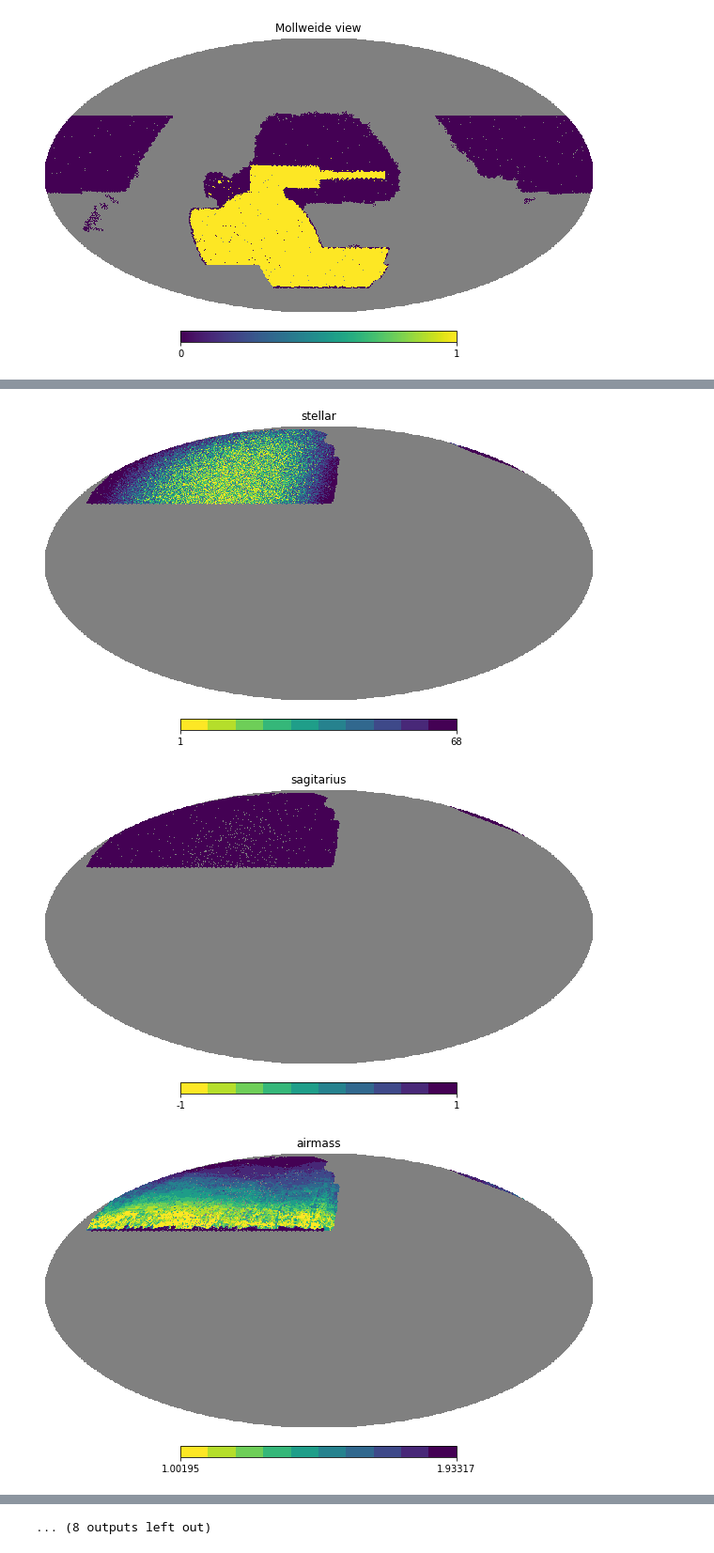
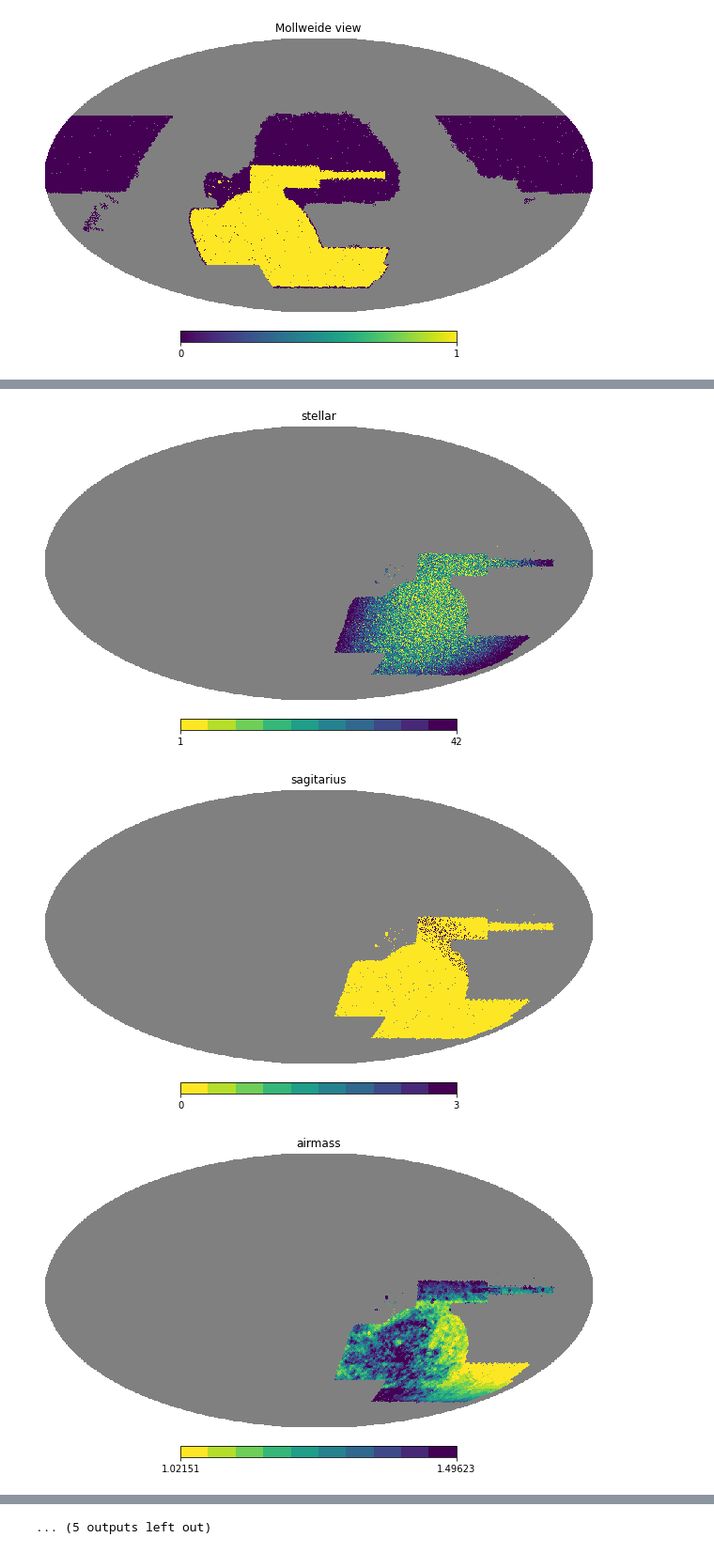
Before and after one commit to elleggert/astrostatistics, a Jupyter notebook: data_preprocessing/dataset_preparation/scaling_sys_maps.ipynb, the cells around one changed output, grey strips where cells are left out. Shown at 94% size. Drawn from its saved outputs; the diff is of its cells as text; code cells hidden in the pictures.

```diff
--- a/data_preprocessing/dataset_preparation/scaling_sys_maps.ipynb
+++ b/data_preprocessing/dataset_preparation/scaling_sys_maps.ipynb
@@ -70,3 +71,15 @@ hpmap[wholesouthdata['pixel_id'][~desipixmask]] = 0
 hp.mollview(hpmap)
 # %% [output]
 [figure]
+# %%
+# north mask
+
+northipixmask = fullmask[northdata['pixel_id']] > 0
+# remove pixels already in south!
+northipixmask &= ~np.in1d(northdata['pixel_id'], wholesouthdata['pixel_id'])
+
+hpmap = np.zeros(hp.nside2npix(512)) + hp.UNSEEN
+hpmap[northdata['pixel_id'][northipixmask]] = 1
+hpmap[northdata['pixel_id'][~northipixmask]] = 0
+
+hp.mollview(hpmap)
@@ -75,12 +90,19 @@ hp.mollview(hpmap)
 
 desdata = wholesouthdata[desipixmask]
 southdata = wholesouthdata[southipixmask]
-northdata = northdata[fullmask[northdata['pixel_id']] > 0]
+northdata = northdata[northipixmask]
 # %%
 # Select one of them! for running the rest of the code below
 # (a hacky way to make a choice...)
 
-data = northdata
+area = 'des'
+
+if area == 'north':
+    data = northdata
+elif area == 'south':
+    data = southdata
+else:
+    data = desdata
 # %%
 # simply plot all maps
 
@@ -88,10 +110,9 @@ names = [
     'exposures',
     'EBV',
     'hinh', 'gaia', 'gaia12', 'stellar', 'sagitarius', 'airmass',
-    'ccdskysb_g', 'ccdskysb_r', 'ccdskysb_z', 'ccdskycounts_g', 'ccdskycounts_r', 'ccdskycounts_z',
-    'exptime_g', 'exptime_r', 'exptime_z',
-    'seeing_g', 'seeing_r', 'seeing_z',
-    'meansky_g', 'meansky_r', 'meansky_z'
+    'ccdskysb_g', 'ccdskysb_r', 'ccdskysb_z',
+    'ccdskycounts_g', 'ccdskycounts_r', 'ccdskycounts_z',
+    'seeing_g', 'seeing_r', 'seeing_z'
 ]
 
 for i, nm in enumerate(names):
@@ -107,3 +128,3 @@ for i, nm in enumerate(names):
-[figure, old version]
+[figure, new version]
-[figure, old version]
+[figure, new version]
-[figure, old version]
+[figure, new version]
@@ -114,4 +135,4 @@ for i, nm in enumerate(names):
-... (8 outputs left out)
+... (5 outputs left out)
 # %%
 # which ones to make mask cuts on?
 
```
Also changed, not shown: parts of 16 cells of this notebook, 3 other files.
